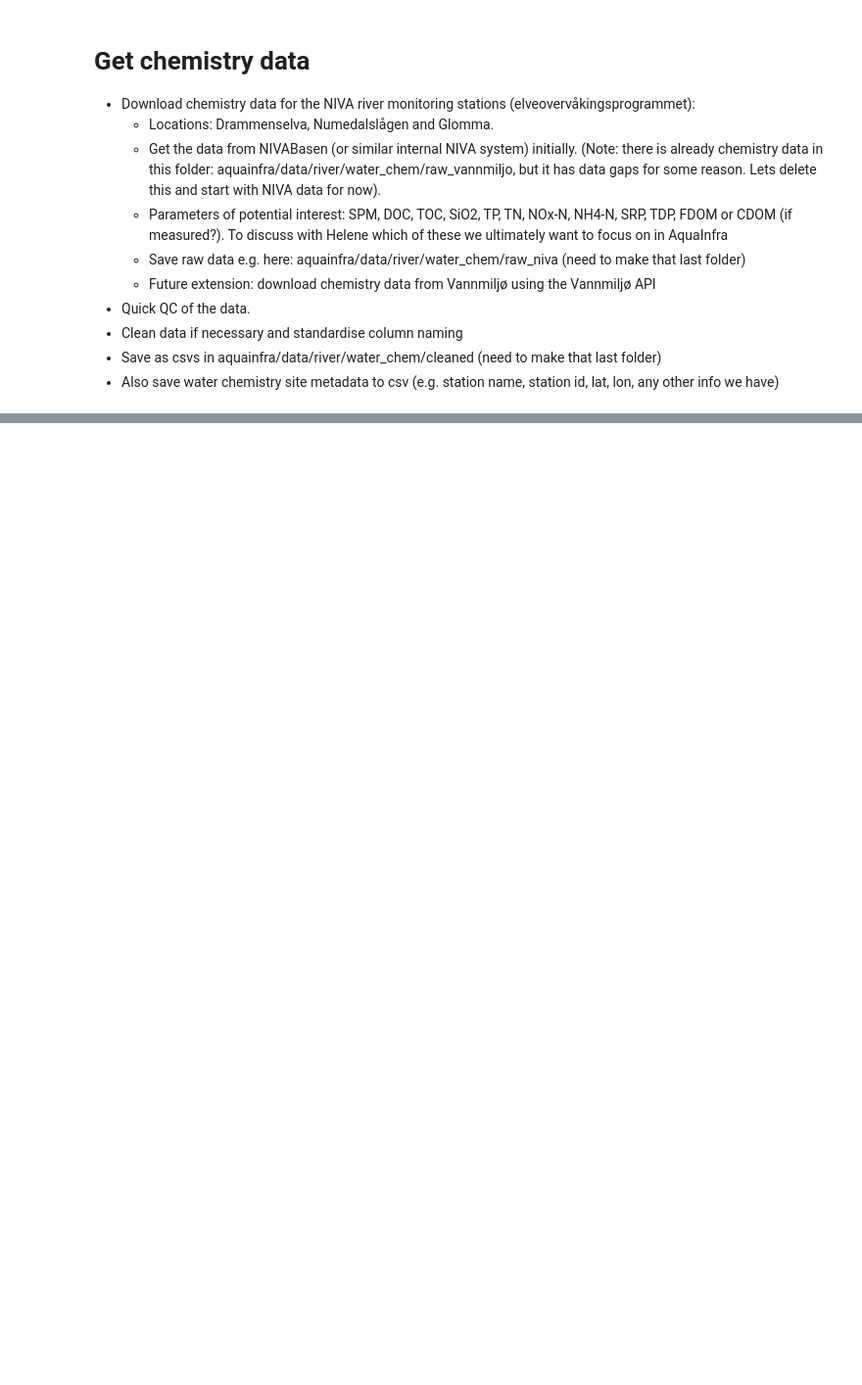
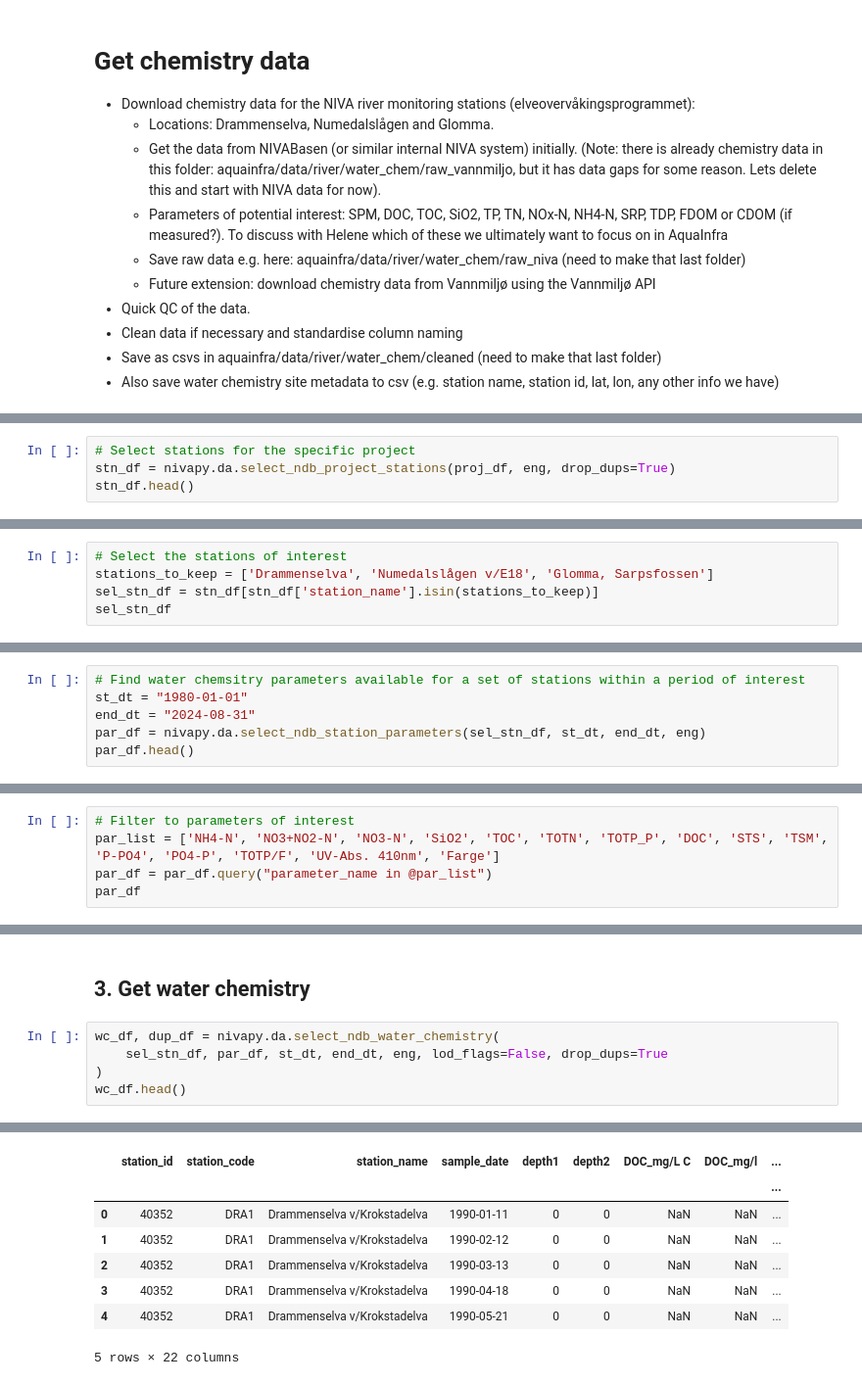
Before and after one commit to NIVANorge/niva-aquainfra, a Jupyter notebook: code/river_inputs/chem1_get_data.ipynb, the cells around one changed output, grey strips where cells are left out. Shown at 98% size. Drawn from its saved outputs; the diff is of its cells as text; blank space fills up the shorter version.

```diff
--- a/code/river_inputs/chem1_get_data.ipynb
+++ b/code/river_inputs/chem1_get_data.ipynb
@@ -15,0 +63,4 @@ import pandas as pd
+# %%
+# Select stations for the specific project
+stn_df = nivapy.da.select_ndb_project_stations(proj_df, eng, drop_dups=True)
+stn_df.head()
@@ -15,0 +81,5 @@ import pandas as pd
+# %%
+# Select the stations of interest
+stations_to_keep = ['Drammenselva', 'Numedalslågen v/E18', 'Glomma, Sarpsfossen']
+sel_stn_df = stn_df[stn_df['station_name'].isin(stations_to_keep)]
+sel_stn_df
@@ -15,0 +103,6 @@ import pandas as pd
+# %%
+# Find water chemsitry parameters available for a set of stations within a period of interest
+st_dt = "1980-01-01"
+end_dt = "2024-08-31"
+par_df = nivapy.da.select_ndb_station_parameters(sel_stn_df, st_dt, end_dt, eng)
+par_df.head()
@@ -15,0 +123,5 @@ import pandas as pd
+# %%
+# Filter to parameters of interest
+par_list = ['NH4-N', 'NO3+NO2-N', 'NO3-N', 'SiO2', 'TOC', 'TOTN', 'TOTP_P', 'DOC', 'STS', 'TSM', 'P-PO4', 'PO4-P', 'TOTP/F', 'UV-Abs. 410nm', 'Farge']
+par_df = par_df.query("parameter_name in @par_list")
+par_df
@@ -15,0 +146,8 @@ import pandas as pd
+# %% [markdown]
+## 3. Get water chemistry
+# %%
+wc_df, dup_df = nivapy.da.select_ndb_water_chemistry(
+    sel_stn_df, par_df, st_dt, end_dt, eng, lod_flags=False, drop_dups=True
+)
+wc_df.head()
+# %% [output]
@@ -15,0 +170,8 @@ import pandas as pd
+|  | station_id | station_code | station_name | sample_date | depth1 | depth2 | DOC_mg/L C | DOC_mg/l | ... |
+|  |  |  |  |  |  |  |  |  | ... |
+| 0 | 40352 | DRA1 | Drammenselva v/Krokstadelva | 1990-01-11 | 0 | 0 | NaN | NaN | ... |
+| 1 | 40352 | DRA1 | Drammenselva v/Krokstadelva | 1990-02-12 | 0 | 0 | NaN | NaN | ... |
+| 2 | 40352 | DRA1 | Drammenselva v/Krokstadelva | 1990-03-13 | 0 | 0 | NaN | NaN | ... |
+| 3 | 40352 | DRA1 | Drammenselva v/Krokstadelva | 1990-04-18 | 0 | 0 | NaN | NaN | ... |
+| 4 | 40352 | DRA1 | Drammenselva v/Krokstadelva | 1990-05-21 | 0 | 0 | NaN | NaN | ... |
+5 rows × 22 columns
```
Also changed, not shown: parts of 30 cells of this notebook.
